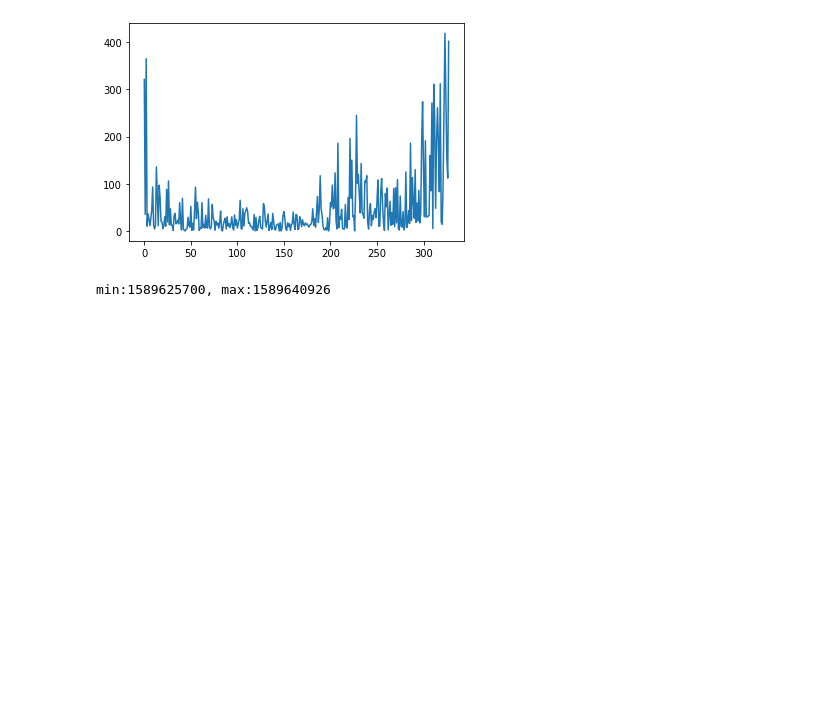
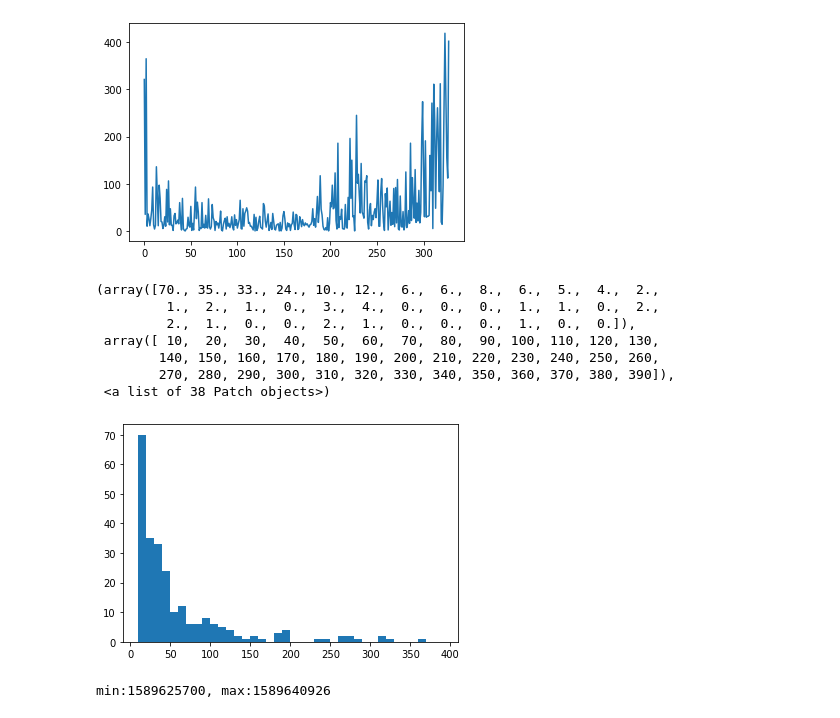
Before and after one commit to rickyzhang82/Muddy-Water, a Jupyter notebook: GSX.ipynb, the cells around one changed output. Cells and saved outputs as stored; diff of their text form; code cells hidden in the pictures; blank space fills up the shorter version.

Commit message:
Plot 1st diff of joinTime
Signed-off-by: Ricky Zhang <rickyzhang@gmail.com>

```diff
--- a/GSX.ipynb
+++ b/GSX.ipynb
@@ -99,6 +99,17 @@ plt.plot(firstDiff)
 # %% [output]
 [<matplotlib.lines.Line2D at 0x...>]
 [figure]
+# %%
+plt.hist(firstDiff, range(10,400,10))
+# %% [output]
+(array([70., 35., 33., 24., 10., 12.,  6.,  6.,  8.,  6.,  5.,  4.,  2.,
+         1.,  2.,  1.,  0.,  3.,  4.,  0.,  0.,  0.,  1.,  1.,  0.,  2.,
+         2.,  1.,  0.,  0.,  2.,  1.,  0.,  0.,  0.,  1.,  0.,  0.]),
+ array([ 10,  20,  30,  40,  50,  60,  70,  80,  90, 100, 110, 120, 130,
+        140, 150, 160, 170, 180, 190, 200, 210, 220, 230, 240, 250, 260,
+        270, 280, 290, 300, 310, 320, 330, 340, 350, 360, 370, 380, 390]),
+ <a list of 38 Patch objects>)
+[figure, added]
 # %%
 y_np_min = np.min(y_np)
 y_np_max = np.max(y_np)
```
